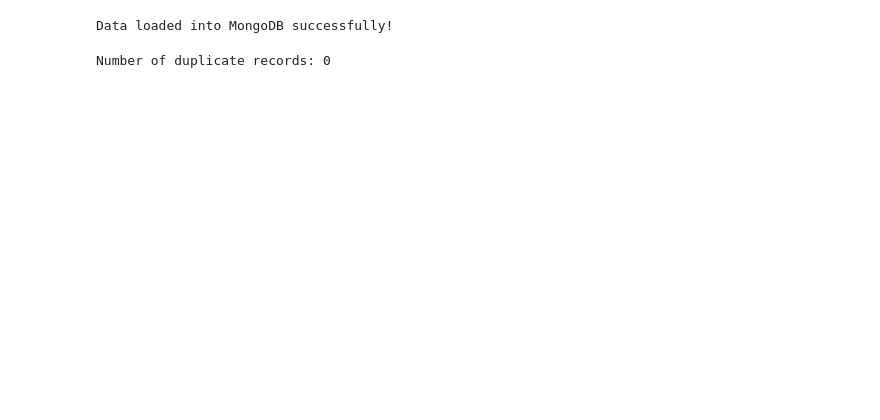
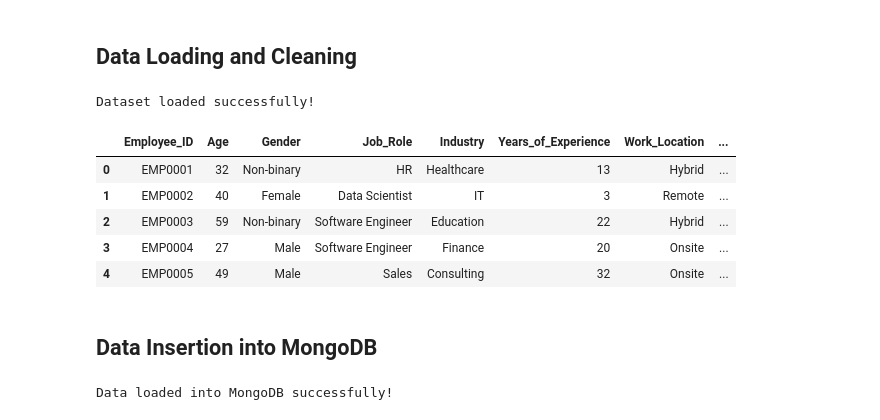
Before and after one commit to AzaniaHH/Project-3, a Jupyter notebook: Remote_Work_Mental_Health_Analysis.ipynb, the cells around one changed output. Saved outputs shown, nothing was run; the diff lists cells and outputs as text; code cells hidden in the pictures; blank space fills up the shorter version.

Commit message:
Updating Web App & ReadMe

```diff
--- a/Remote_Work_Mental_Health_Analysis.ipynb
+++ b/Remote_Work_Mental_Health_Analysis.ipynb
@@ -1 +1,52 @@
+# %% [markdown]
+## Data Loading and Cleaning
+# %%
+import pandas as pd
+from pymongo import MongoClient
+
+# Load the dataset
+data = pd.read_csv('Resources/Impact_of_Remote_Work_on_Mental_Health.csv')
+print("Dataset loaded successfully!")
+
+# Display the first few rows to get a sense of the structure
+data.head()
+
+# Data Cleaning Function
+def clean_data(df):
+    # Handle missing values
+    df['Mental_Health_Condition'] = df['Mental_Health_Condition'].fillna('None')
+    df['Physical_Activity'] = df['Physical_Activity'].fillna('None')
+
+    # Standardize categorical values
+    df['Gender'] = df['Gender'].str.capitalize()
+    df['Job_Role'] = df['Job_Role'].str.title().replace({'Hr': 'HR'})
+    df['Industry'] = df['Industry'].str.title().replace({'It': 'IT'})
+    df['Work_Location'] = df['Work_Location'].str.capitalize()
+    df['Stress_Level'] = df['Stress_Level'].str.capitalize().replace({'Low ': 'Low'})
+    df['Productivity_Change'] = df['Productivity_Change'].str.title()
+    df['Satisfaction_with_Remote_Work'] = df['Satisfaction_with_Remote_Work'].str.title()
+    df['Access_to_Mental_Health_Resources'] = df['Access_to_Mental_Health_Resources'].str.capitalize()
+    df['Sleep_Quality'] = df['Sleep_Quality'].str.title()
+    df['Region'] = df['Region'].str.title()
+
+    # Handling outliers in 'Hours_Worked_Per_Week'
+    df['Hours_Worked_Per_Week'] = df['Hours_Worked_Per_Week'].clip(lower=20, upper=60)
+
+    return df
+
+# Apply the cleaning function
+data_cleaned = clean_data(data)
+
+# Check the first few rows of cleaned data
+data_cleaned.head()
+# %% [output]
+Dataset loaded successfully!
+|  | Employee_ID | Age | Gender | Job_Role | Industry | Years_of_Experience | Work_Location | ... |
+| 0 | EMP0001 | 32 | Non-binary | HR | Healthcare | 13 | Hybrid | ... |
+| 1 | EMP0002 | 40 | Female | Data Scientist | IT | 3 | Remote | ... |
+| 2 | EMP0003 | 59 | Non-binary | Software Engineer | Education | 22 | Hybrid | ... |
+| 3 | EMP0004 | 27 | Male | Software Engineer | Finance | 20 | Onsite | ... |
+| 4 | EMP0005 | 49 | Male | Sales | Consulting | 32 | Onsite | ... |
+# %% [markdown]
+## Data Insertion into MongoDB
 # %%
@@ -64,6 +63,0 @@ physical_activity = sorted(data_cleaned['Physical_Activity'].unique())
-# %%
-# Checking for duplicates
-duplicates = data_cleaned.duplicated().sum()
-print(f"Number of duplicate records: {duplicates}")
-# %% [output]
-Number of duplicate records: 0
```
Also changed, not shown: parts of 15 cells of this notebook, 3 other files.
